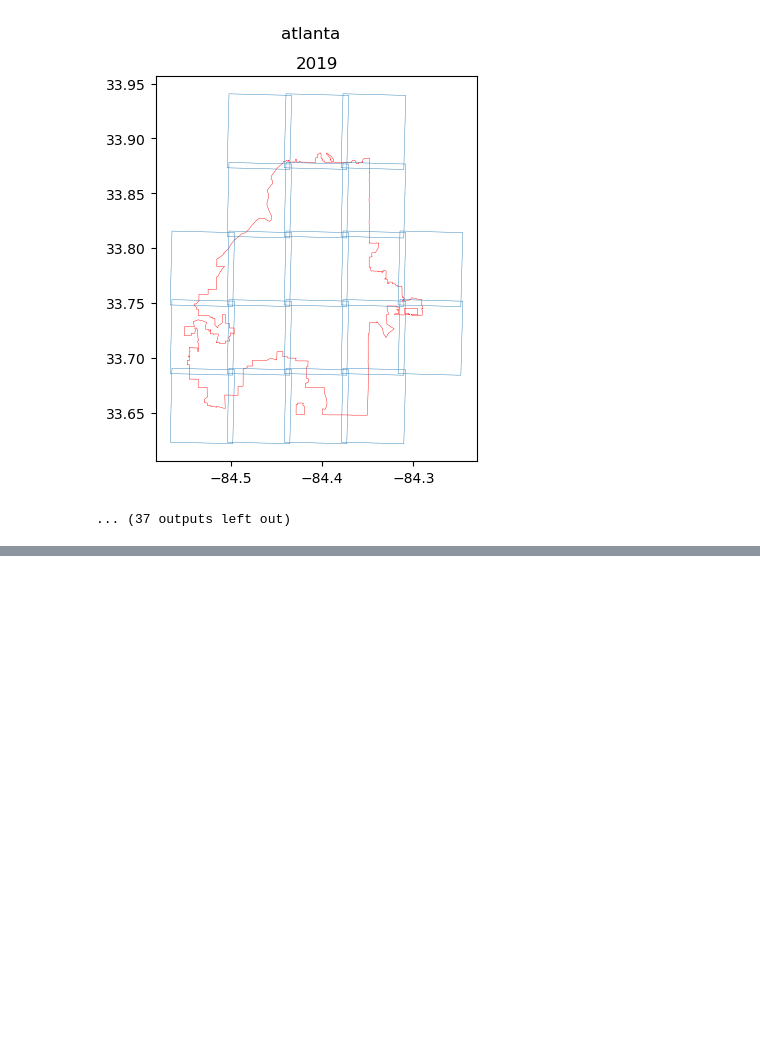
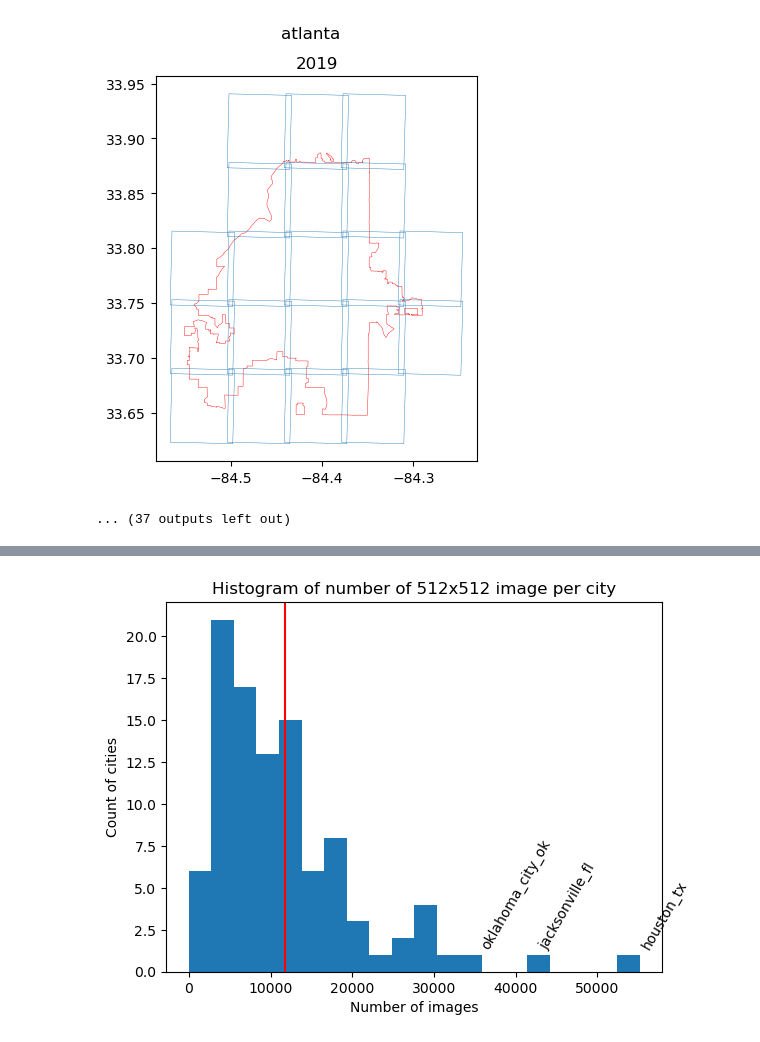
Before and after one commit to VIDA-NYU/GDPFinder, a Jupyter notebook: notebooks/exploratory_analysis_scenes.ipynb, the cells around one changed output, grey strips where cells are left out. Cells and saved outputs as stored; diff of their text form; code cells hidden in the pictures; blank space fills up the shorter version.

```diff
--- a/notebooks/verifying_scenes_metadata.ipynb
+++ b/notebooks/exploratory_analysis_scenes.ipynb
@@ -43,0 +94,33 @@ for scene in scenes_files:
+# %%
+tif_files = [f for f in os.listdir("/vida/work/GDPFinder/GDPFinder/data/output/unzipped_files/") if f[-3:] == "tif"]
+entity_id_tif_files = dict([(f.split("_")[0], f) for f in tif_files])
+
+def get_size(entity_id):
+    try:
+        width, height = Image.open(f"../data/output/unzipped_files/{entity_id_tif_files[entity_id]}").size
+    except:
+        width, height = 0, 0
+    return (width, height)
+scenes_df["size"] = scenes_df["entity_id"].apply(get_size)
+scenes_df["pixel_size"] = scenes_df["size"].apply(lambda x : x[0] * x[1])
+scenes_df["image_width"] = scenes_df["size"].apply(lambda x : x[0])
+scenes_df["image_height"] = scenes_df["size"].apply(lambda x : x[1])
+scenes_df["number_of_images"] = scenes_df["image_height"]/512 * scenes_df["image_width"]/512
+# %%
+image_counts = scenes_df.groupby("city_state").sum().reset_index()
+plt.hist(image_counts.number_of_images.values, bins = 20)
+plt.axvline(image_counts.number_of_images.mean(), c = "r")
+plt.title("Histogram of number of 512x512 image per city")
+plt.xlabel("Number of images")
+plt.ylabel("Count of cities")
+for i, row in image_counts.iterrows():
+    if row["number_of_images"] < 35000:
+        continue
+    plt.annotate(
+        row["city_state"],
+        (row["number_of_images"], 1.4),
+        rotation = 60
+    )
+plt.show()
+# %% [output]
+[figure, added]
```
Also changed, not shown: parts of 6 cells of this notebook, 5 other files.
